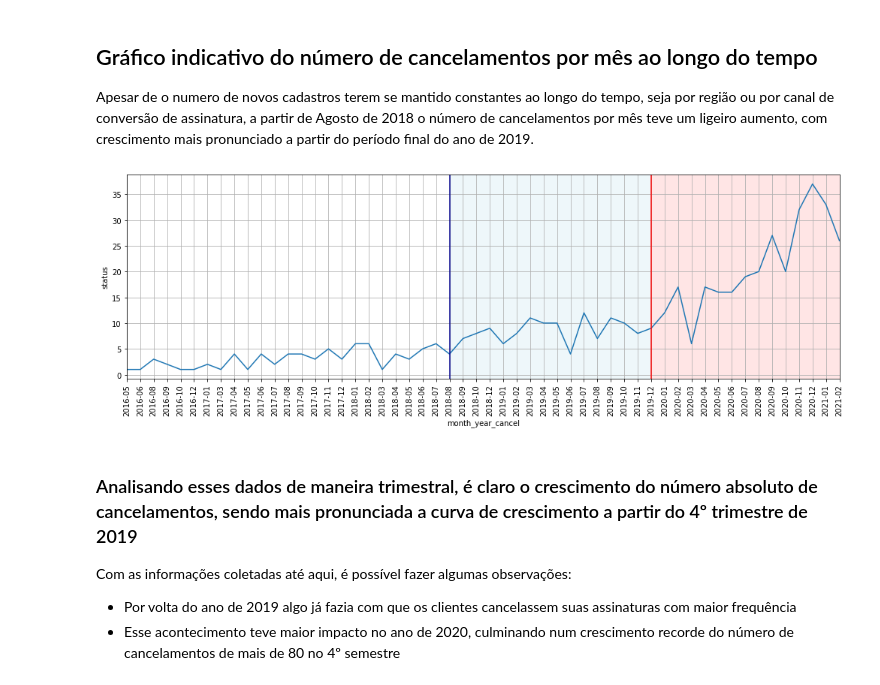
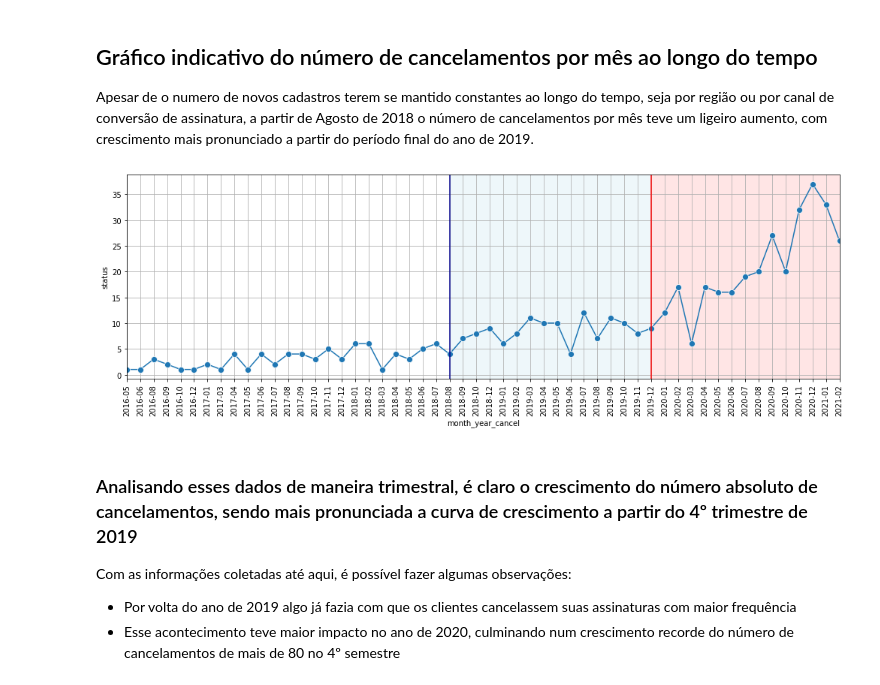
Before and after one commit to gabsalles/churn_analysis, a Jupyter notebook: Churn Petlove.ipynb, the cells around one changed output. Cells and saved outputs as stored; diff of their text form; code cells hidden in the pictures.

```diff
--- a/Churn Petlove.ipynb
+++ b/Churn Petlove.ipynb
@@ -47,7 +47,8 @@ new_df.head()
 new_df.drop(['id', 'name_hash', 'email_hash', 'recency','address_hash'], axis=1, inplace=True)
 new_df['time_lastbuy'] = (new_df['deleted_at'] - new_df['last_date_purchase']).dt.days
 new_df['client_cancel_age'] = ((new_df['deleted_at'] - new_df['birth_date']).dt.days/365).round()
-new_df['client_time'] = (new_df['deleted_at'] - new_df['created_at']).dt.days
+new_df['client_time'] = ((new_df['deleted_at'] - new_df['created_at']).dt.days/365)
+new_df['year_cancel'] = new_df['deleted_at'].dt.year.astype(str).str.split('.',expand=True).get(0)
 new_df.head()
 # %% [output]
 |  | created_at | updated_at | deleted_at | birth_date | status | version | city | state | neighborhood | ... |
@@ -265,19 +283,20 @@ Apesar de o numero de novos cadastros terem se mantido constantes ao longo do te
 # %%
 plt.figure(figsize=(17,5))
 sns.lineplot(x='month_year_cancel', y='status',
-             data=new_df.groupby(['month_year_cancel']).count().reset_index())
+             data=new_df.groupby(['month_year_cancel']).count().reset_index(),
+            marker='o', markersize=8)
 
 plt.xlim('2016-05', '2021-02')
 plt.xticks(rotation=90)
 
 plt.axvline('2018-08', color='darkblue')
 plt.axvline('2019-12', color='red')
 plt.axvspan('2018-08', '2019-12', alpha=0.2, color='lightblue')
 plt.axvspan('2019-12', '2021-02', alpha=0.1, color='red')
 
 plt.grid();
 # %% [output]
-[figure, old version]
+[figure, new version]
 # %% [markdown]
 ### Analisando esses dados de maneira trimestral, é claro o crescimento do número absoluto de cancelamentos, sendo mais pronunciada a curva de crescimento a partir do 4º trimestre de 2019
 
```
Also changed, not shown: parts of 102 cells of this notebook.
